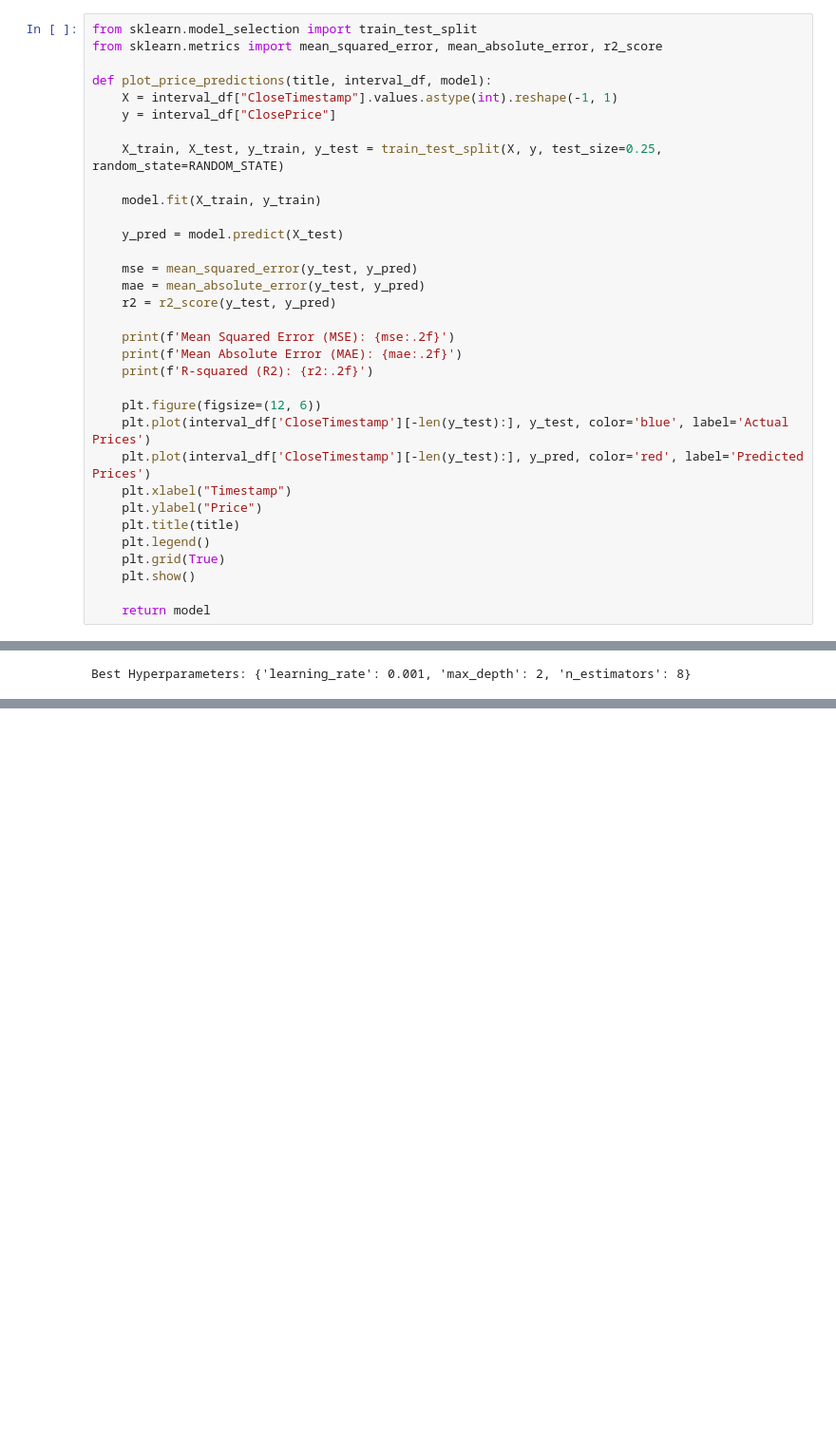
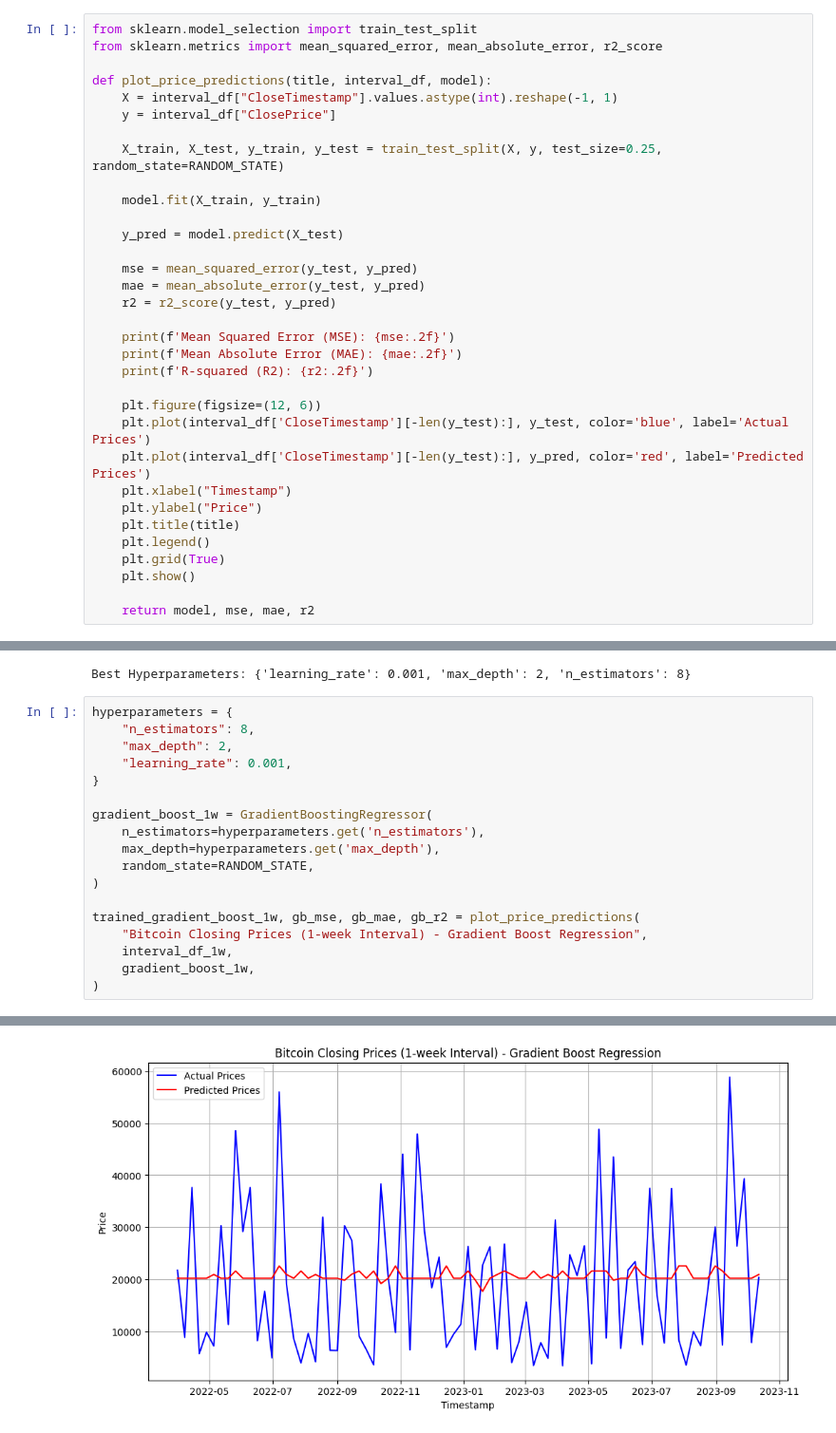
Before and after one commit to deeckn/bitcoin-predictions, a Jupyter notebook: main.ipynb, the cells around one changed output, grey strips where cells are left out. Shown at 95% size. Cells and saved outputs as stored; diff of their text form; blank space fills up the shorter version.

```diff
--- a/main.ipynb
+++ b/main.ipynb
@@ -179,7 +178,7 @@ def plot_price_predictions(title, interval_df, model):
     plt.grid(True)
     plt.show()
 
-    return model
+    return model, mse, mae, r2
 # %%
 from sklearn.model_selection import train_test_split
 from sklearn.metrics import mean_squared_error, mean_absolute_error, r2_score
@@ -478,3 +444,22 @@ best_params = grid_search.best_params_
 print(f"Best Hyperparameters: {best_params}")
 # %% [output]
 Best Hyperparameters: {'learning_rate': 0.001, 'max_depth': 2, 'n_estimators': 8}
+# %%
+hyperparameters = {
+    "n_estimators": 8,
+    "max_depth": 2,
+    "learning_rate": 0.001,
+}
+
+gradient_boost_1w = GradientBoostingRegressor(
+    n_estimators=hyperparameters.get('n_estimators'),
+    max_depth=hyperparameters.get('max_depth'),
+    random_state=RANDOM_STATE,
+)
+
+trained_gradient_boost_1w, gb_mse, gb_mae, gb_r2 = plot_price_predictions(
+    "Bitcoin Closing Prices (1-week Interval) - Gradient Boost Regression",
+    interval_df_1w,
+    gradient_boost_1w,
+)
+# %% [output]
@@ -481,3 +469,4 @@ Best Hyperparameters: {'learning_rate': 0.001, 'max_depth': 2, 'n_estimators': 8
+[figure, added]
 # %%
 prediction = gradient_boost_1w.predict([[1696204799], [1696809599]])
 
```
Also changed, not shown: parts of 28 cells of this notebook.
